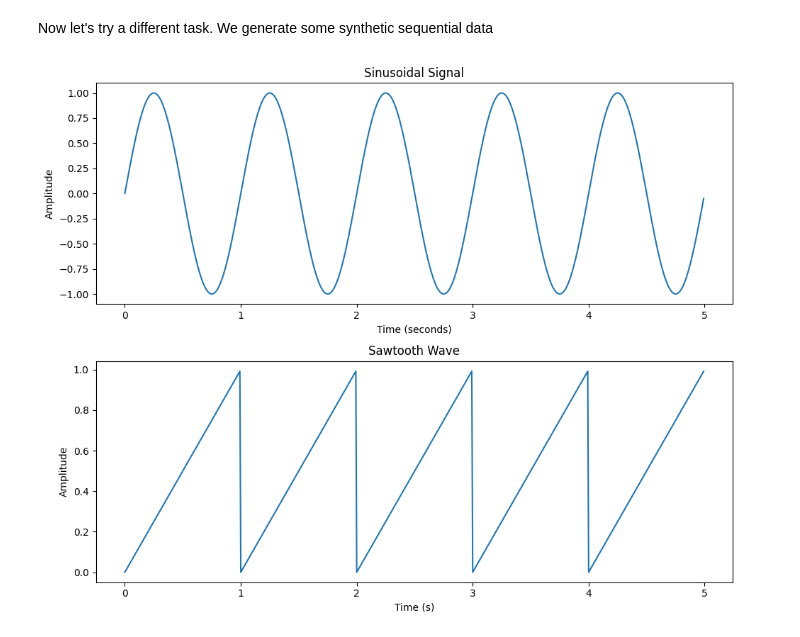
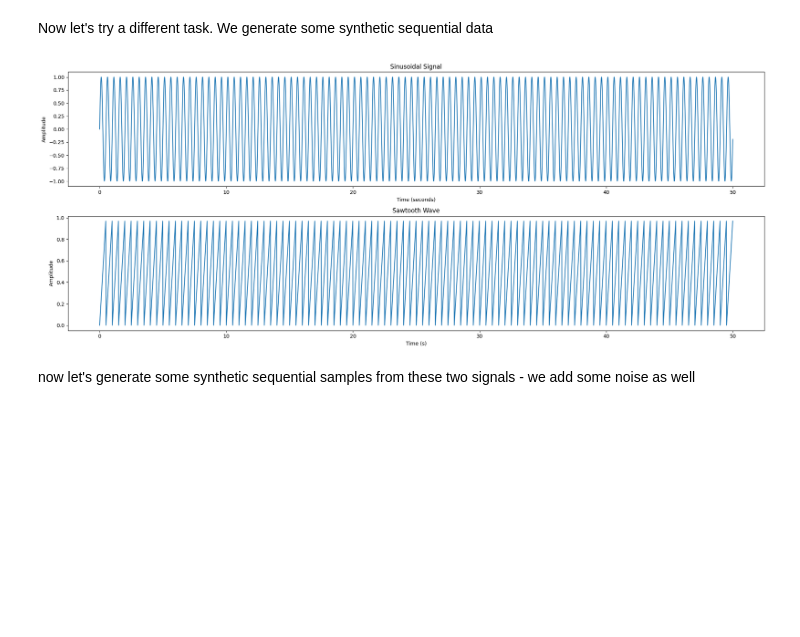
Before and after one commit to msoley/CSCI-535, a Jupyter notebook: ML_basics.ipynb, the cells around one changed output. Saved outputs shown, nothing was run; the diff lists cells and outputs as text; code cells hidden in the pictures; blank space fills up the shorter version.

```diff
--- a/ML_basics.ipynb
+++ b/ML_basics.ipynb
@@ -189,37 +189,39 @@ Now let's try a different task. We generate some synthetic sequential data
 # %%
 import numpy as np
 import matplotlib.pyplot as plt
 
 # Set parameters for the signal
-frequency = 1  # Hz (can be adjusted as needed)
+frequency = 2  # Hz (can be adjusted as needed)
 amplitude = 1  # (can be adjusted as needed)
-duration = 5  # seconds (can be adjusted as needed)
-sample_rate = 128  # Hz
+duration = 50  # seconds (can be adjusted as needed)
+sample_rate = 64  # Hz
 
 # Generate time values for the signal
 time = np.arange(0, duration, 1/sample_rate)
 
 # Generate the sinusoidal signal
-signal_sine = amplitude * np.sin(2 * np.pi * frequency * time)
+sine_wave = amplitude * np.sin(2 * np.pi * frequency * time)
 
-fig, axs = plt.subplots(2, 1, figsize=(10, 8))
+fig, axs = plt.subplots(2, 1, figsize=(20, 8))
 # Plot the signal
-axs[0].plot(time, signal_sine)
+axs[0].plot(time, sine_wave)
 axs[0].set_xlabel("Time (seconds)")
 axs[0].set_ylabel("Amplitude")
 axs[0].set_title("Sinusoidal Signal")
 
 
 # Generate sawtooth wave
 sawtooth_wave = np.mod(time * frequency, 1)
 
 # Plot the wave
 axs[1].plot(time, sawtooth_wave)
 axs[1].set_xlabel("Time (s)")
 axs[1].set_ylabel("Amplitude")
 axs[1].set_title("Sawtooth Wave")
 plt.tight_layout()
 
 plt.show()
 # %% [output]
-[figure, old version]
+[figure, new version]
+# %% [markdown]
+now let's generate some synthetic sequential samples from these two signals - we add some noise as well
```
Also changed, not shown: parts of 1 cell of this notebook.
